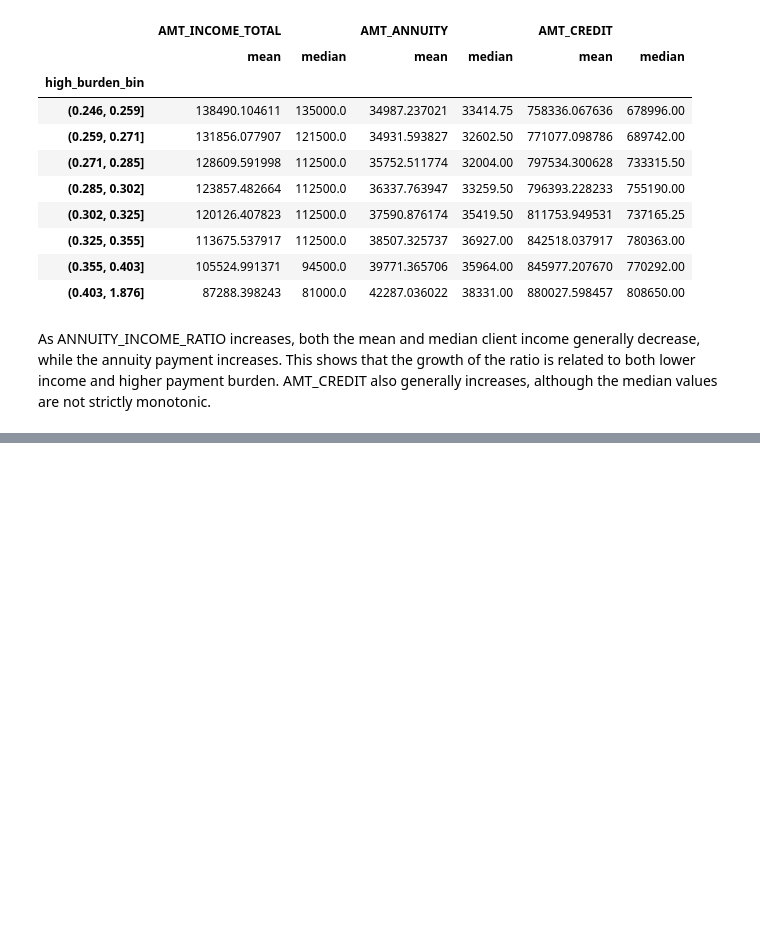
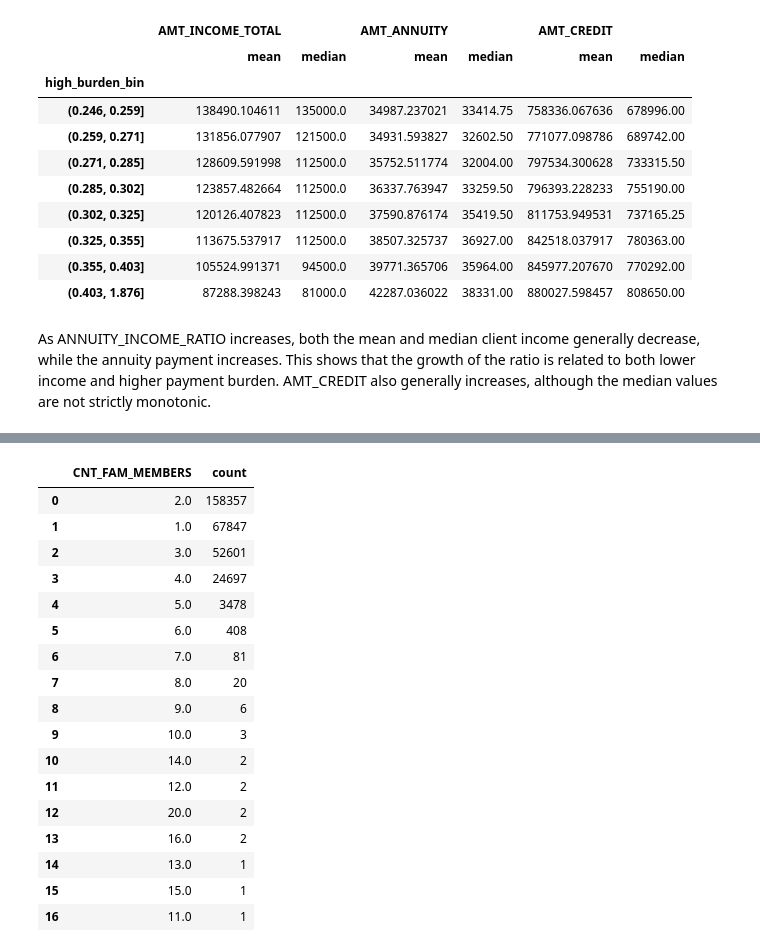
Before and after one commit to Tural-Kazimov/home-credit-default-risk, a Jupyter notebook: main.ipynb, the cells around one changed output, grey strips where cells are left out. Cells and saved outputs as stored; diff of their text form; code cells hidden in the pictures; blank space fills up the shorter version.

```diff
--- a/main.ipynb
+++ b/main.ipynb
@@ -750,0 +985,21 @@ At higher values of ANNUITY_INCOME_RATIO, the client composition by NAME_INCOME_
+# %%
+data['CNT_FAM_MEMBERS'].value_counts().reset_index()
+# %% [output]
+|  | CNT_FAM_MEMBERS | count |
+| 0 | 2.0 | 158357 |
+| 1 | 1.0 | 67847 |
+| 2 | 3.0 | 52601 |
+| 3 | 4.0 | 24697 |
+| 4 | 5.0 | 3478 |
+| 5 | 6.0 | 408 |
+| 6 | 7.0 | 81 |
+| 7 | 8.0 | 20 |
+| 8 | 9.0 | 6 |
+| 9 | 10.0 | 3 |
+| 10 | 14.0 | 2 |
+| 11 | 12.0 | 2 |
+| 12 | 20.0 | 2 |
+| 13 | 16.0 | 2 |
+| 14 | 13.0 | 1 |
+| 15 | 15.0 | 1 |
+| 16 | 11.0 | 1 |
```
Also changed, not shown: parts of 82 cells of this notebook, 2 other files.
